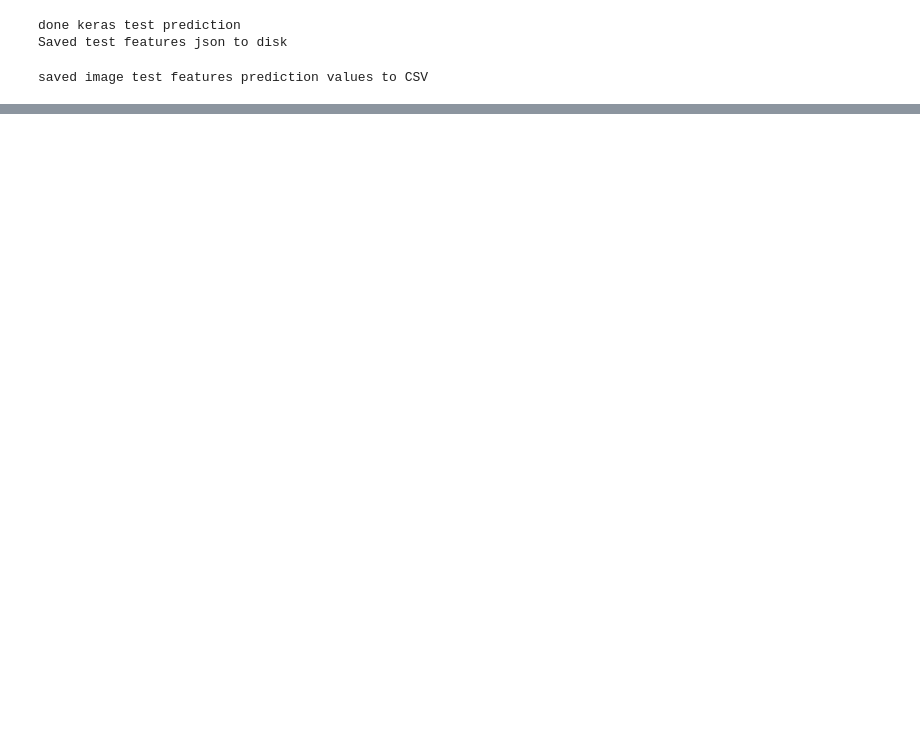
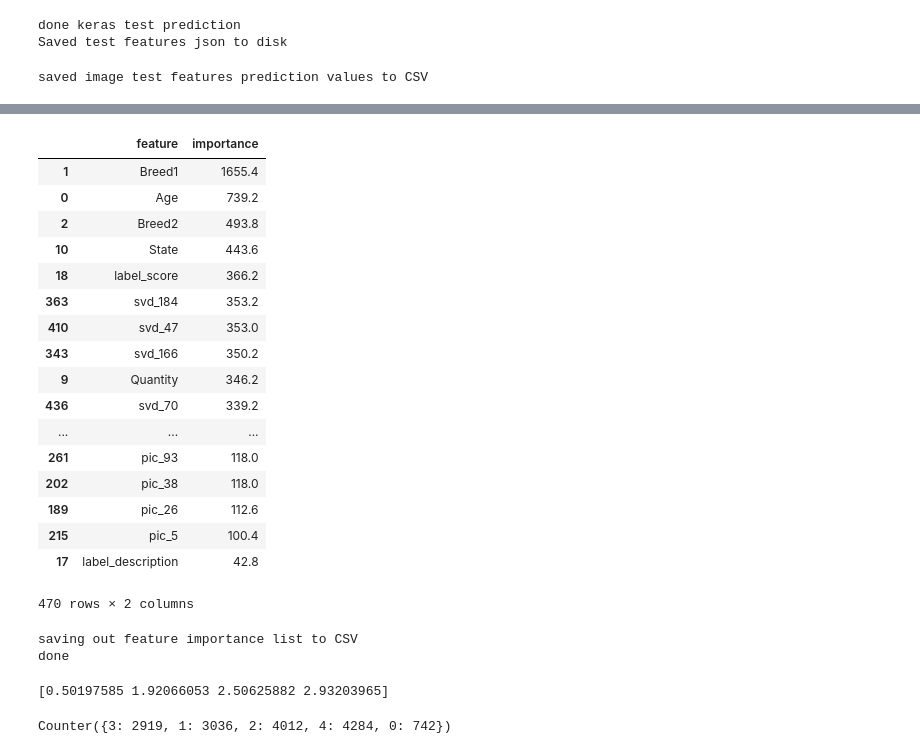
Before and after one commit to DobieDevelopments/Python_ML, a Jupyter notebook: John/PetFinder/lbgm and image features.ipynb, the cells around one changed output, grey strips where cells are left out. Saved outputs shown, nothing was run; the diff lists cells and outputs as text; code cells hidden in the pictures; blank space fills up the shorter version.

Commit message:
fixed sentiment and metadata
bugfixes and tests

```diff
--- a/John/PetFinder/lbgm and image features.ipynb
+++ b/John/PetFinder/lbgm and image features.ipynb
@@ -432,0 +686,32 @@ saved test csv image merge
+# %%
+train.drop(['Name', 'RescuerID', 'Description'], axis=1, inplace=True)
+test.drop(['Name', 'RescuerID', 'Description'], axis=1, inplace=True)
+
+train.drop(['dominant_green', 'doc_sent_score', 'FurLength', 'Vaccinated',
+               'Color3', 'Dewormed', 'Health', 'VideoAmt', 'Type',
+           'bounding_importance', 'bounding_confidence', 'pic_79',
+           'pic_252', 'pic_109', 'pic_197', 'pic_17', 'pic_104', 'pic_59'], axis=1, inplace=True)
+# %%
+numeric_cols = ['Age', 'Quantity', 'Fee', 'VideoAmt', 'PhotoAmt', 'AdoptionSpeed',
+                'doc_sent_mag', 'doc_sent_score', 'dominant_score', 'dominant_pixel_frac',
+                'dominant_red', 'dominant_green', 'dominant_blue', 'bounding_importance',
+                'bounding_confidence', 'vertex_x', 'vertex_y', 'label_score'] +\
+               [col for col in train.columns if col.startswith('pic') or col.startswith('svd')]
+cat_cols = list(set(train.columns) - set(numeric_cols))
+train.loc[:, cat_cols] = train[cat_cols].astype('category')
+test.loc[:, cat_cols] = test[cat_cols].astype('category')
+print(train.shape)
+print(test.shape)
+
+#print(test.head())
+drop = "_drop100"
+train.to_csv(r'csv_out/train_ims_merged' + drop + '.csv')
+print("saved train csv image, metadata, sentiment merged")
+test.to_csv(r'csv_out/test_ims_merged' + drop +'.csv')
+print("saved test csv image, metadata, sentiment merged")
+print("getting categorical features")
+# get the categorical features
+foo = train.dtypes
+cat_feature_names = foo[foo == "category"]
+cat_features = [train.columns.get_loc(c) for c in train.columns if c in cat_feature_names]
+print("done")
@@ -432,0 +930,43 @@ saved test csv image merge
+# %%
+imports = results['importance'].groupby('feature')['feature', 'importance'].mean().reset_index()
+imports.sort_values('importance', ascending=False)
+# %% [output]
+|  | feature | importance |
+| 1 | Breed1 | 1655.4 |
+| 0 | Age | 739.2 |
+| 2 | Breed2 | 493.8 |
+| 10 | State | 443.6 |
+| 18 | label_score | 366.2 |
+| 363 | svd_184 | 353.2 |
+| 410 | svd_47 | 353.0 |
+| 343 | svd_166 | 350.2 |
+| 9 | Quantity | 346.2 |
+| 436 | svd_70 | 339.2 |
+| ... | ... | ... |
+| 261 | pic_93 | 118.0 |
+| 202 | pic_38 | 118.0 |
+| 189 | pic_26 | 112.6 |
+| 215 | pic_5 | 100.4 |
+| 17 | label_description | 42.8 |
+470 rows × 2 columns
+# %%
+print("saving out feature importance list to CSV")
+imports.to_csv("csv_out/features_importance.csv")
+print("done")
+# %% [output]
+saving out feature importance list to CSV
+done
+# %%
+optR = OptimizedRounder()
+coefficients_ = np.mean(results['coefficients'], axis=0)
+print(coefficients_)
+# manually adjust coefs
+coefficients_[0] = 1.645
+coefficients_[1] = 2.115
+coefficients_[3] = 2.84
+train_predictions = [r[0] for r in results['train']]
+train_predictions = optR.predict(train_predictions, coefficients_).astype(int)
+Counter(train_predictions)
+# %% [output]
+[0.50197585 1.92066053 2.50625882 2.93203965]
+Counter({3: 2919, 1: 3036, 2: 4012, 4: 4284, 0: 742})
```
Also changed, not shown: parts of 11 cells of this notebook, 4 other files.
